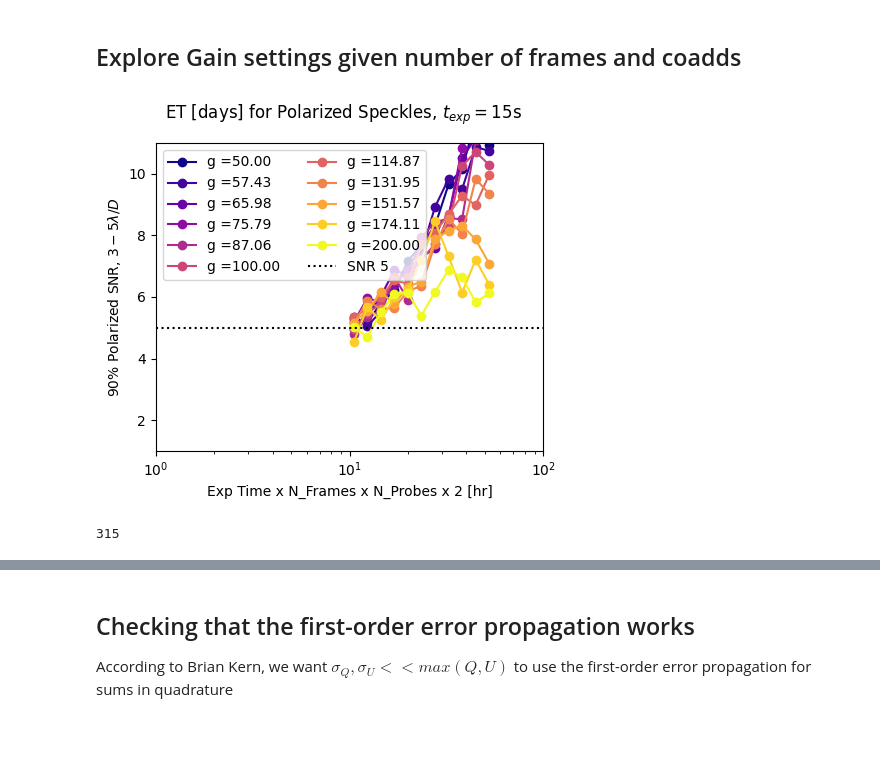
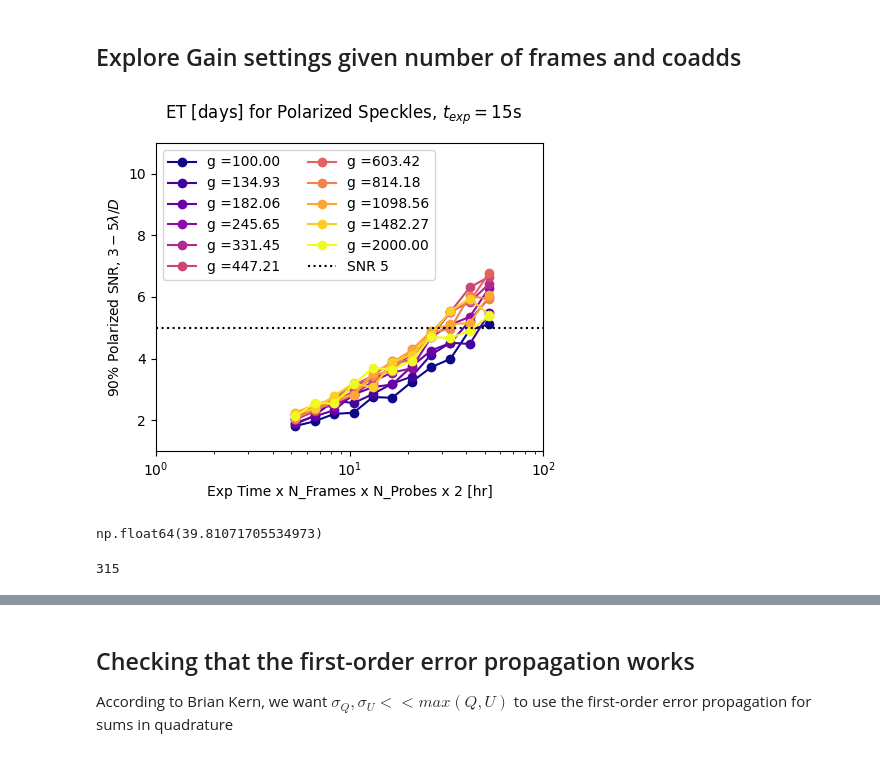
Before and after one commit to Jashcraf/roman_pol_etc, a Jupyter notebook: ProbedAnalogPolI_04012026.ipynb, the cells around one changed output, grey strips where cells are left out. Drawn from its saved outputs; the diff is of its cells as text; code cells hidden in the pictures.

```diff
--- a/ProbedAnalogPolI_04012026.ipynb
+++ b/ProbedAnalogPolI_04012026.ipynb
@@ -15,7 +15,7 @@ from astropy.io import fits
 # USER INPUTS
 star_choice = "Beta Car" # must be in 'starlist'
 cr_rate = 0 # Keeping zero for purposes of this simulation
-contrast = 2e-7
+contrast = 3e-8
 use_probe = 1 # 0, 1
 
 assert contrast in [1e-5, 2e-7, 3e-8, 5e-9, 2e-9]
@@ -97,7 +97,7 @@ roman_preflight_proper.copy_here()
 Vmag = star_params["Vmag"]
 spectral_type = star_params["Spectal Type"]
 cgi_mode = 'excam'
-bandpass_corgisim = '1F'
+bandpass_corgisim = '1B'
 cor_type = 'hlc'
 pixscale_mas = 21.8 # mas/pix
 output_dim = 51
@@ -141,17 +141,29 @@ optics_keywords = {
 
 # Remember to clear polarized scenes
 polarized_scenes = []
-for prism in ['POL0', 'POL45']:
+unocculted_scenes = []
+occultation = [True, False]
 
-    # Swap the wollaston prism
-    optics_keywords['prism'] = prism
-    print(f"Simulating PSF with prism  = {optics_keywords['prism']}")
+for occult in occultation:
+    if occult:
+        optics_keywords["use_fpm"] = 0
+        optics_keywords["prism"] = "POL0"
+        optics = instrument.CorgiOptics(cgi_mode, bandpass_corgisim, optics_keywords=optics_keywords, if_quiet=True)
+        sim_scene_unocculted = optics.get_host_star_psf(base_scene) # photoelectrons / s
 
-    # re-init optics and generate the PSF
-    optics = instrument.CorgiOptics(cgi_mode, bandpass_corgisim, optics_keywords=optics_keywords, if_quiet=True)
-    sim_scene = optics.get_host_star_psf(base_scene)
-    polarized_scenes.append(sim_scene)
+    else:
+        optics_keywords["use_fpm"] = 1
+        for prism in ['POL0', 'POL45']:
 
-sim_scene_Q = polarized_scenes[0]
-sim_scene_U = polarized_scenes[1]
+            # Swap the wollaston prism
+            optics_keywords['prism'] = prism
+            print(f"Simulating PSF with prism  = {optics_keywords['prism']}")
+
+            # re-init optics and generate the PSF
+            optics = instrument.CorgiOptics(cgi_mode, bandpass_corgisim, optics_keywords=optics_keywords, if_quiet=True)
+            sim_scene = optics.get_host_star_psf(base_scene) # photoelectrons / s
+            polarized_scenes.append(sim_scene)
+
+        sim_scene_Q = polarized_scenes[0]
+        sim_scene_U = polarized_scenes[1]
 # %% [output]
@@ -164,12 +188,12 @@ CorgiOptics initialized with proper keywords.
 # %% [markdown]
 ## Explore Gain settings given number of frames and coadds
 # %%
-gains = np.logspace(np.log10(50), np.log10(200), 11)
+gains = np.logspace(np.log10(100), np.log10(2000), 11)
 N_FRAMES = 7
 s_to_hr = 1 / 3600
 single_texp = 15
 scale = single_texp / 3
-n_coadds = np.logspace(np.log10(100),
+n_coadds = np.logspace(np.log10(50),
                        np.log10(500),
                        11) / scale
 
@@ -249,36 +273,40 @@ for gain, color in tqdm(zip(gains, colors), desc="Running Experment for Differen
 
         # Compute polarized intensity
         DoLP = np.sqrt(q_img**2 + u_img**2)
 
         # Propagate Uncertainty
         q_multiplier = (q_img / DoLP) ** 2
         u_multiplier = (u_img / DoLP) ** 2
         var_DoLP = q_multiplier * var_q + u_multiplier * var_u
         DoLP /= np.sqrt(var_DoLP)
 
         # Find max signal in near-IWA annulus
         mean_dolp = np.nanpercentile(DoLP[mask==1], 90)
 
         # Append to the DoLPs list for plotting
         mean_DoLPs.append(mean_dolp)
 
     # Begin plotting standard deviation of polarized intensity in annulus
     # Multiply by 2 to account for separate Q and U exposures
     ax.plot(N_FRAMES * s_to_hr * 2 * single_texp * n_coadds * 9, mean_DoLPs, marker="o", label=f"g ={gain:.2f}", color=color)
 
 # Params for Q
 ax.set_xscale("log")
 ax.set_xlabel("Exp Time x N_Frames x N_Probes x 2 [hr]")
 ax.set_ylabel(r"$90\%$"+" Polarized SNR, "+r"$3-5\lambda/D$")
 ax.set_ylim(1, 11)
 ax.set_xlim(1, 100)
 ax.hlines(5, 1, 100, label="SNR 5", linestyle="dotted", color="k")
 plt.legend(ncols=2)
 plt.show()
 # %% [output]
-[figure, old version]
+[figure, new version]
-# %%
-45 * 7
-# %% [output]
-315
+# %%
+n_coadds[-5]
+# %% [output]
+np.float64(39.81071705534973)
+# %%
+45 * 7
+# %% [output]
+315
 # %%
```
Also changed, not shown: parts of 6 cells of this notebook, 2 other files.
